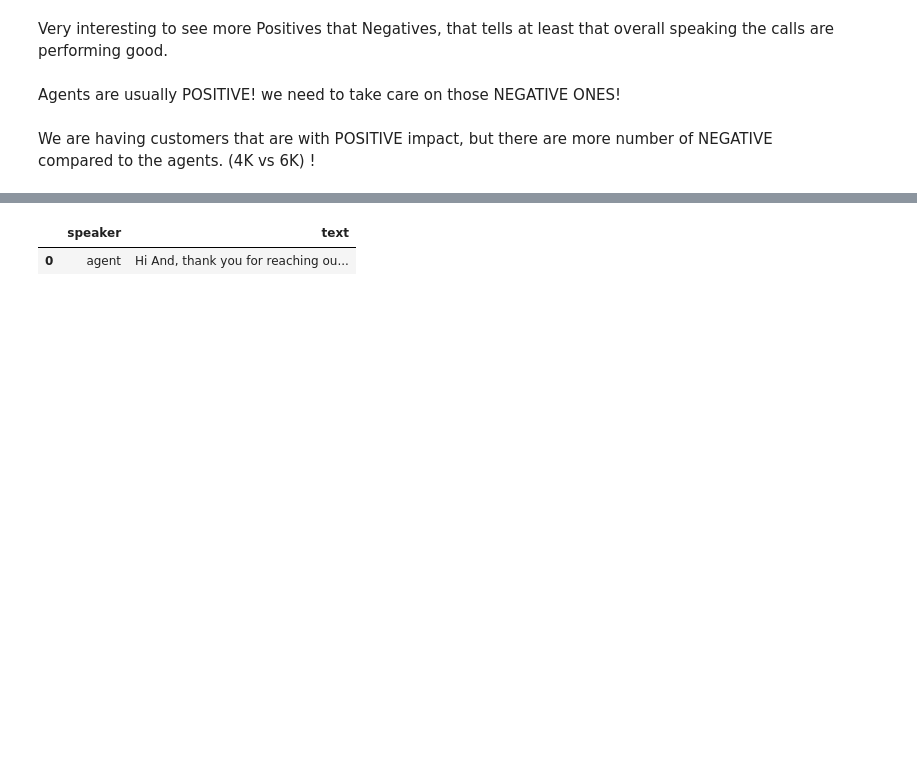
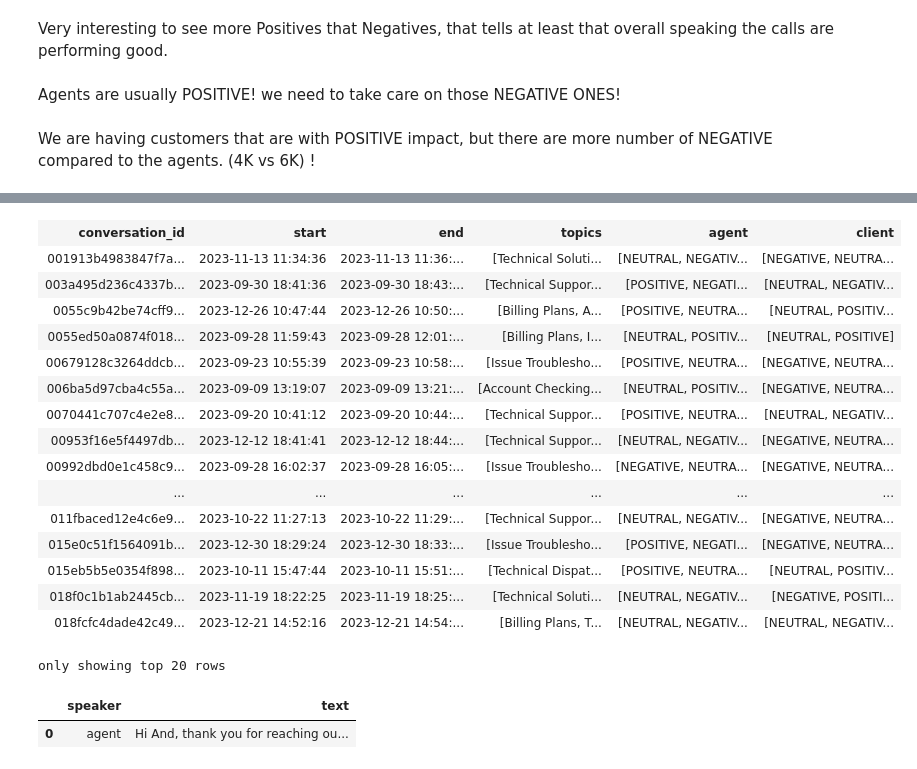
Before and after one commit to sanchezis/text-insights-analyzer, a Jupyter notebook: notebooks/DowJones.ipynb, the cells around one changed output, grey strips where cells are left out. Drawn from its saved outputs; the diff is of its cells as text; code cells hidden in the pictures; blank space fills up the shorter version.

```diff
--- a/notebooks/DowJones.ipynb
+++ b/notebooks/DowJones.ipynb
@@ -879,8 +924,15 @@ We are having customers that are with POSITIVE impact, but there are more number
 # %%
-df_final.sort(['conversation_id', 'date_time']).groupby(['conversation_id']).agg(*[
-    F.min('date_time').alias('start'),
-    F.max('date_time').alias('end'),
-    F.array_distinct( F.collect_list('topic')).alias('topics'),
-    F.array_distinct( F.collect_list('sentiment')).alias('sentiments'),
-])\
-.display(20)
+df_solution = (
+    df_final
+        .sort(['conversation_id', 'date_time'])
+        .groupby(['conversation_id'])
+        .agg(*[
+                F.min('date_time').alias('start'),
+                F.max('date_time').alias('end'),
+                F.array_remove( F.array_distinct( F.collect_list('topic')), '' ).alias('topics'),
+        ])
+        .join(
+            df_final.groupby('conversation_id', ).pivot('speaker').agg(F.first("speaker_sentiment")),
+            on='conversation_id'
+        )
+)
@@ -905,3 +939,23 @@ df_final.sort(['conversation_id', 'date_time']).groupby(['conversation_id']).agg
+# %%
+df_solution
+# %% [output]
+| conversation_id | start | end | topics | agent | client |
+| 001913b4983847f7a... | 2023-11-13 11:34:36 | 2023-11-13 11:36:... | [Technical Soluti... | [NEUTRAL, NEGATIV... | [NEGATIVE, NEUTRA... |
+| 003a495d236c4337b... | 2023-09-30 18:41:36 | 2023-09-30 18:43:... | [Technical Suppor... | [POSITIVE, NEGATI... | [NEUTRAL, NEGATIV... |
+| 0055c9b42be74cff9... | 2023-12-26 10:47:44 | 2023-12-26 10:50:... | [Billing Plans, A... | [POSITIVE, NEUTRA... | [NEUTRAL, POSITIV... |
+| 0055ed50a0874f018... | 2023-09-28 11:59:43 | 2023-09-28 12:01:... | [Billing Plans, I... | [NEUTRAL, POSITIV... | [NEUTRAL, POSITIVE] |
+| 00679128c3264ddcb... | 2023-09-23 10:55:39 | 2023-09-23 10:58:... | [Issue Troublesho... | [POSITIVE, NEUTRA... | [NEGATIVE, NEUTRA... |
+| 006ba5d97cba4c55a... | 2023-09-09 13:19:07 | 2023-09-09 13:21:... | [Account Checking... | [NEUTRAL, POSITIV... | [NEGATIVE, NEUTRA... |
+| 0070441c707c4e2e8... | 2023-09-20 10:41:12 | 2023-09-20 10:44:... | [Technical Suppor... | [POSITIVE, NEUTRA... | [NEUTRAL, NEGATIV... |
+| 00953f16e5f4497db... | 2023-12-12 18:41:41 | 2023-12-12 18:44:... | [Technical Suppor... | [NEUTRAL, NEGATIV... | [NEGATIVE, NEUTRA... |
+| 00992dbd0e1c458c9... | 2023-09-28 16:02:37 | 2023-09-28 16:05:... | [Issue Troublesho... | [NEGATIVE, NEUTRA... | [NEGATIVE, NEUTRA... |
+| ... | ... | ... | ... | ... | ... |
+| 011fbaced12e4c6e9... | 2023-10-22 11:27:13 | 2023-10-22 11:29:... | [Technical Suppor... | [NEUTRAL, NEGATIV... | [NEGATIVE, NEUTRA... |
+| 015e0c51f1564091b... | 2023-12-30 18:29:24 | 2023-12-30 18:33:... | [Issue Troublesho... | [POSITIVE, NEGATI... | [NEGATIVE, NEUTRA... |
+| 015eb5b5e0354f898... | 2023-10-11 15:47:44 | 2023-10-11 15:51:... | [Technical Dispat... | [POSITIVE, NEUTRA... | [NEUTRAL, POSITIV... |
+| 018f0c1b1ab2445cb... | 2023-11-19 18:22:25 | 2023-11-19 18:25:... | [Technical Soluti... | [NEUTRAL, NEGATIV... | [NEGATIVE, POSITI... |
+| 018fcfc4dade42c49... | 2023-12-21 14:52:16 | 2023-12-21 14:54:... | [Billing Plans, T... | [NEUTRAL, NEGATIV... | [NEUTRAL, NEGATIV... |
+only showing top 20 rows
 # %%
 df_final.find('conversation_id','009a8fd6c43240b09e7855a89f33a5ce').select('speaker','text').display()
 # %% [output]
```
Also changed, not shown: parts of 8 cells of this notebook.
